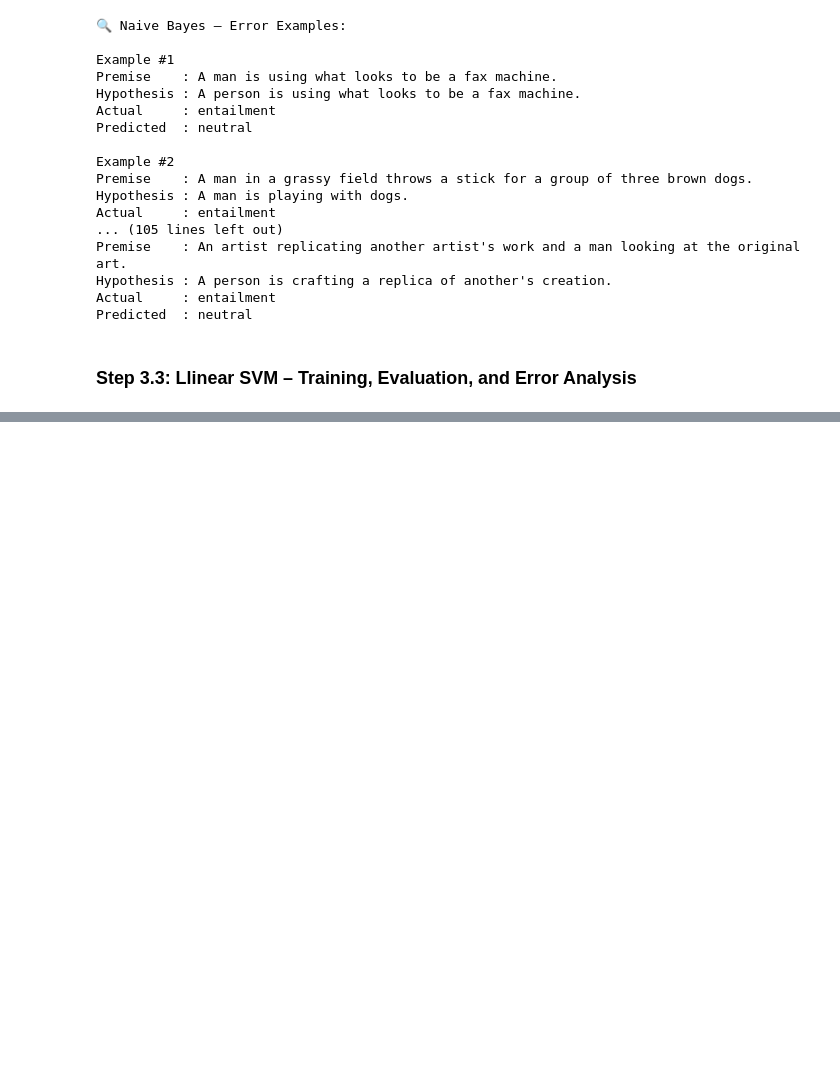
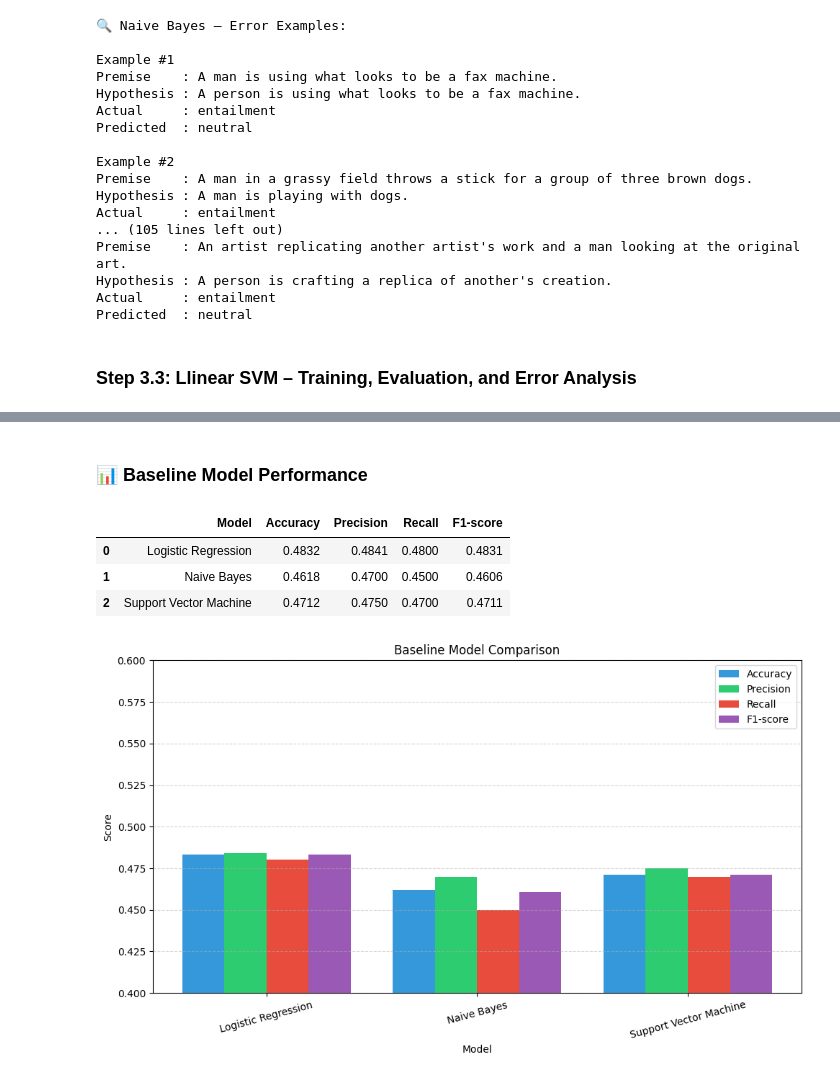
Before and after one commit to TheTeeThailand/project_nlp, a Jupyter notebook: notebooks/01_baseline_tfidf.ipynb, the cells around one changed output, grey strips where cells are left out. Drawn from its saved outputs; the diff is of its cells as text; code cells hidden in the pictures; blank space fills up the shorter version.

```diff
--- a/notebooks/01_baseline_tfidf.ipynb
+++ b/notebooks/01_baseline_tfidf.ipynb
@@ -388,0 +341,53 @@ plt.show()
+# %%
+from IPython.display import display, HTML
+import pandas as pd
+import matplotlib.pyplot as plt
+
+# Fill in actual results
+results = {
+    "Logistic Regression": {"Accuracy": 0.4832, "Precision": 0.4841, "Recall": 0.4800, "F1-score": 0.4831},
+    "Naive Bayes": {"Accuracy": 0.4618, "Precision": 0.4700, "Recall": 0.4500, "F1-score": 0.4606},
+    "Support Vector Machine": {"Accuracy": 0.4712, "Precision": 0.4750, "Recall": 0.4700, "F1-score": 0.4711},
+}
+
+# Create DataFrame
+df = pd.DataFrame.from_dict(results, orient="index").reset_index().rename(columns={"index": "Model"})
+
+# Display header
+display(HTML("<h3 style='text-align:left;'>📊 Baseline Model Performance</h3>"))
+
+# Format table nicely
+styled_table = df.style.set_properties(**{'text-align': 'center'}).format({
+    'Accuracy': '{:.4f}',
+    'Precision': '{:.4f}',
+    'Recall': '{:.4f}',
+    'F1-score': '{:.4f}'
+}).set_table_styles([{'selector': 'th', 'props': [('text-align', 'center')]}])
+display(styled_table)
+
+# Plot with distinct colors
+plt.figure(figsize=(10, 6))
+bar_width = 0.2
+index = range(len(df))
+
+plt.bar(index, df["Accuracy"], bar_width, label="Accuracy", color="#3498db")         # Blue
+plt.bar([i + bar_width for i in index], df["Precision"], bar_width, label="Precision", color="#2ecc71")  # Green
+plt.bar([i + 2 * bar_width for i in index], df["Recall"], bar_width, label="Recall", color="#e74c3c")     # Red
+plt.bar([i + 3 * bar_width for i in index], df["F1-score"], bar_width, label="F1-score", color="#9b59b6") # Purple
+
+plt.xlabel("Model")
+plt.ylabel("Score")
+plt.title("Baseline Model Comparison")
+plt.xticks([i + 1.5 * bar_width for i in index], df["Model"], rotation=15)
+plt.ylim(0.4, 0.6)
+plt.legend()
+plt.grid(axis='y', linestyle='--', alpha=0.5)
+plt.tight_layout()
+plt.show()
+# %% [output]
+📊 Baseline Model Performance
+|  | Model | Accuracy | Precision | Recall | F1-score |
+| 0 | Logistic Regression | 0.4832 | 0.4841 | 0.4800 | 0.4831 |
+| 1 | Naive Bayes | 0.4618 | 0.4700 | 0.4500 | 0.4606 |
+| 2 | Support Vector Machine | 0.4712 | 0.4750 | 0.4700 | 0.4711 |
+[figure, added]
```
Also changed, not shown: parts of 7 cells of this notebook, 3 other files.
